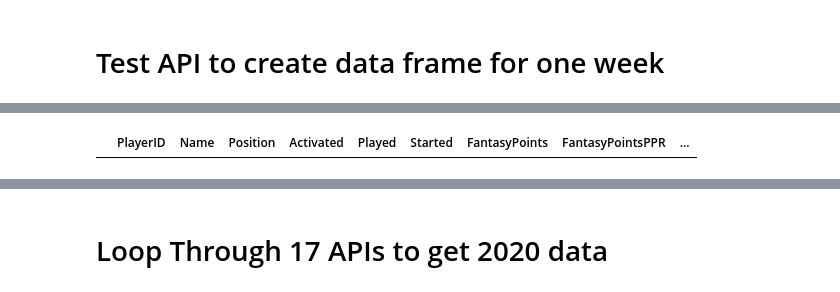
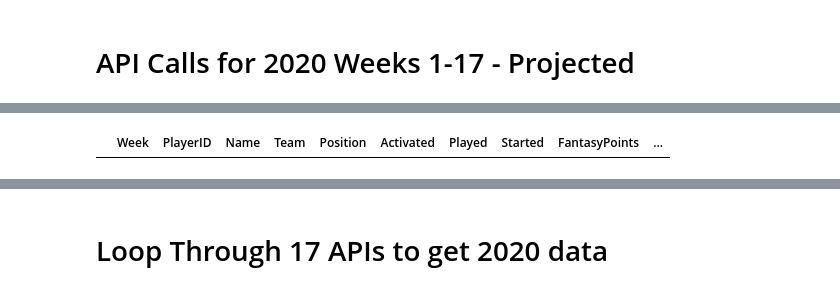
Before and after one commit to TBG1006/Fantasy-Football, a Jupyter notebook: Strength Of Schedule Data.ipynb, the cells around one changed output, grey strips where cells are left out. Drawn from its saved outputs; the diff is of its cells as text; code cells hidden in the pictures.

Commit message:
update Strength of Schedule notebook to include 2020 predicted and actual data fames

```diff
--- a/Strength Of Schedule Data.ipynb
+++ b/Strength Of Schedule Data.ipynb
@@ -8,5 +8,5 @@ from sqlalchemy.ext.automap import automap_base
 from sqlalchemy.orm import Session
 from sqlalchemy import create_engine, func,inspect
 # %% [markdown]
-# Test API to create data frame for one week
+# API Calls for 2020 Weeks 1-17 - Projected
 # %%
@@ -33,11 +34,11 @@ print(json.dumps(response[0],indent=1))
  "ScoringDetails": []
 }
 # %%
-wk1_df = pd.DataFrame(columns=["PlayerID", "Name", "Position", "Activated", "Played", "Started", "FantasyPoints", "FantasyPointsPPR", "OpponentRank", "OpponentPositionRank"])
+wk1_df = pd.DataFrame(columns=["Week","PlayerID", "Name","Team", "Position", "Activated", "Played", "Started", "FantasyPoints", "FantasyPointsPPR", "OpponentRank", "OpponentPositionRank"])
 # wk1_df = pd.DataFrame(columns=["PlayerID"])
 wk1_df
 # %% [output]
-|  | PlayerID | Name | Position | Activated | Played | Started | FantasyPoints | FantasyPointsPPR | ... |
+|  | Week | PlayerID | Name | Team | Position | Activated | Played | Started | FantasyPoints | ... |
 # %%
 for i in range(0,len(response)):
     currentItem = response[i]
```
Also changed, not shown: parts of 109 cells of this notebook, 2 other files.
